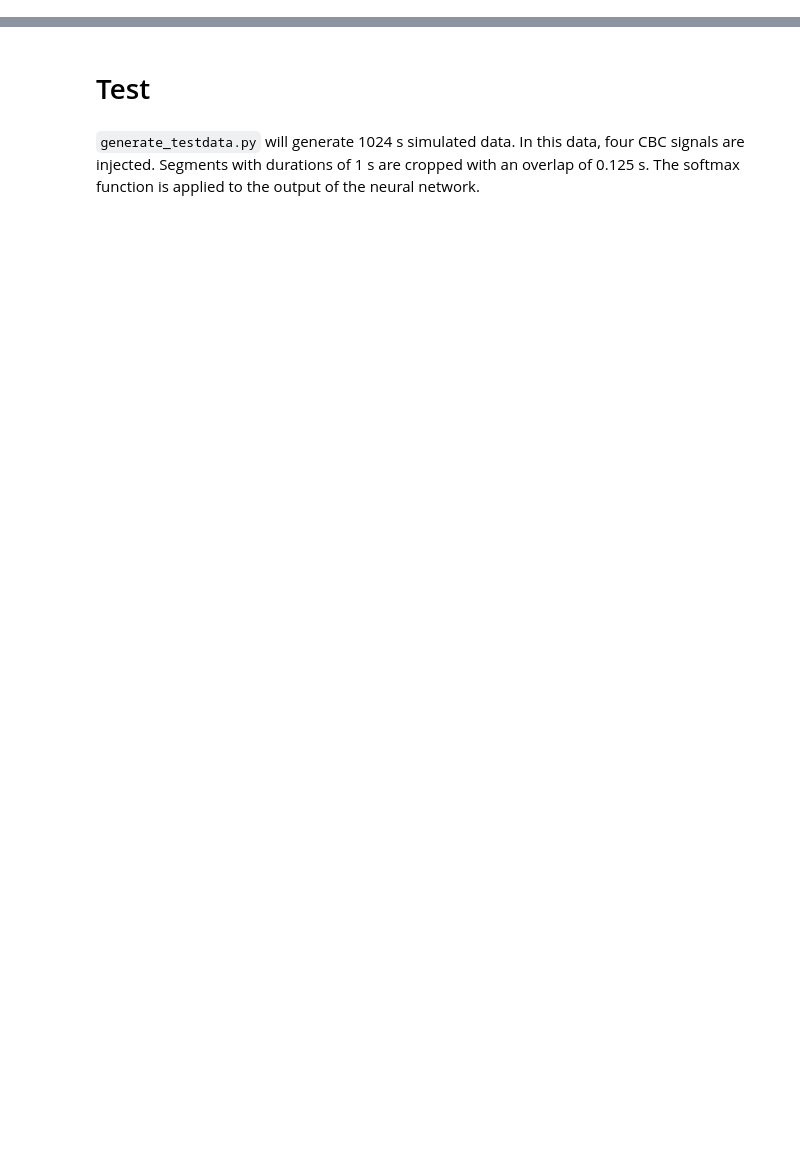
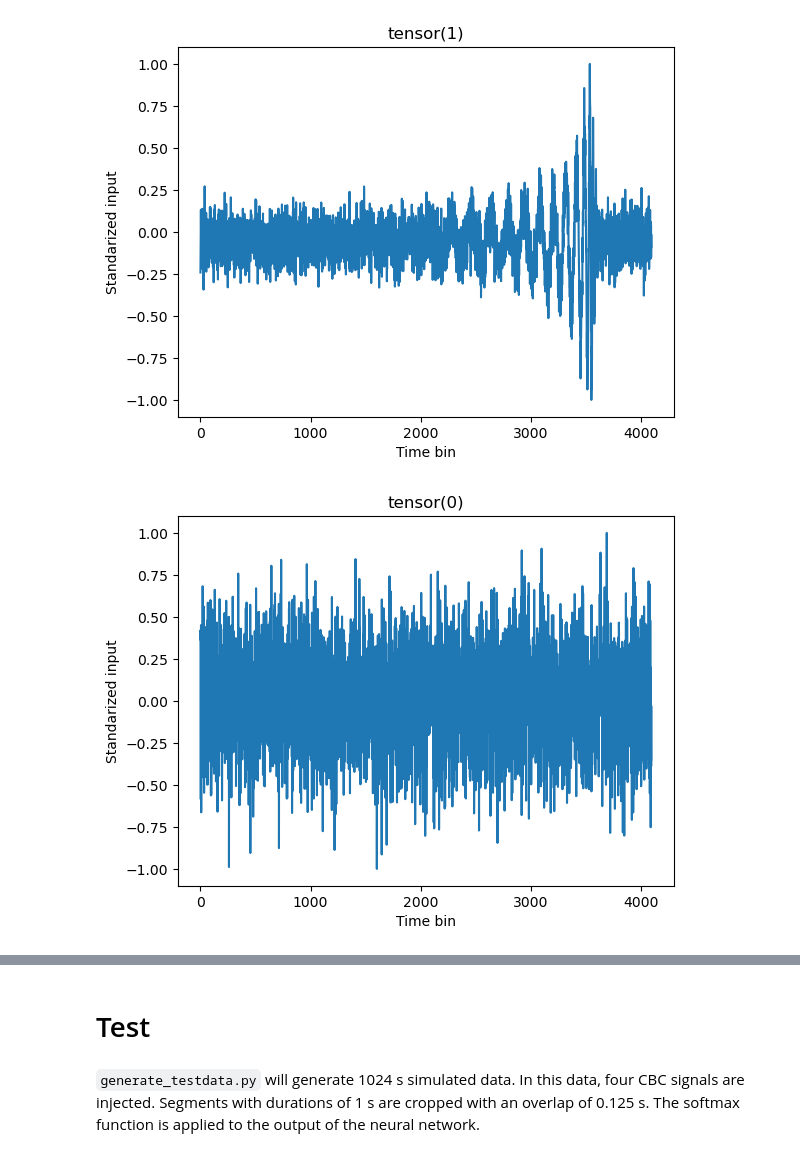
Before and after one commit to tsyamamoto21/tutorial_gwanalysis_by_neuralnet, a Jupyter notebook: demo1_bbh_search.ipynb, the cells around one changed output, grey strips where cells are left out. Cells and saved outputs as stored; diff of their text form; code cells hidden in the pictures; blank space fills up the shorter version.

```diff
--- a/demo1_bbh_search.ipynb
+++ b/demo1_bbh_search.ipynb
@@ -37,3 +54,30 @@ class CNN4CBCSearch(nn.Module):
 # %%
 # Define the model
 model = CNN4CBCSearch()
+# %%
+# Check how the dataloader works.
+inputsize = 4096
+transforms = nn.Sequential(
+    mydataset.MimicTimeTranslation(inputsize),
+    mydataset.InjectSignalIntoNoise(std=0.1),
+    mydataset.NormalizeTensor(),
+)
+
+signals_tr = torch.load('data/inputs_train.pth', weights_only=False)[:, 0:1, :]
+dataset_tr = mydataset.MyDataset(signals_tr, transform=transforms)
+dataloader_tr = DataLoader(dataset_tr, batch_size=64, shuffle=True, drop_last=True)
+
+# Check if the dataloader works.
+for (inputs, labels) in dataloader_tr:
+    break
+
+for i in range(5):
+    plt.figure()
+    plt.plot(inputs[i, 0])
+    plt.xlabel('Time bin')
+    plt.ylabel('Standarized input')
+    plt.title(labels[i])
+plt.show()
+# %% [output]
+[figure, added]
+[figure, added]
```
Also changed, not shown: parts of 7 cells of this notebook.
